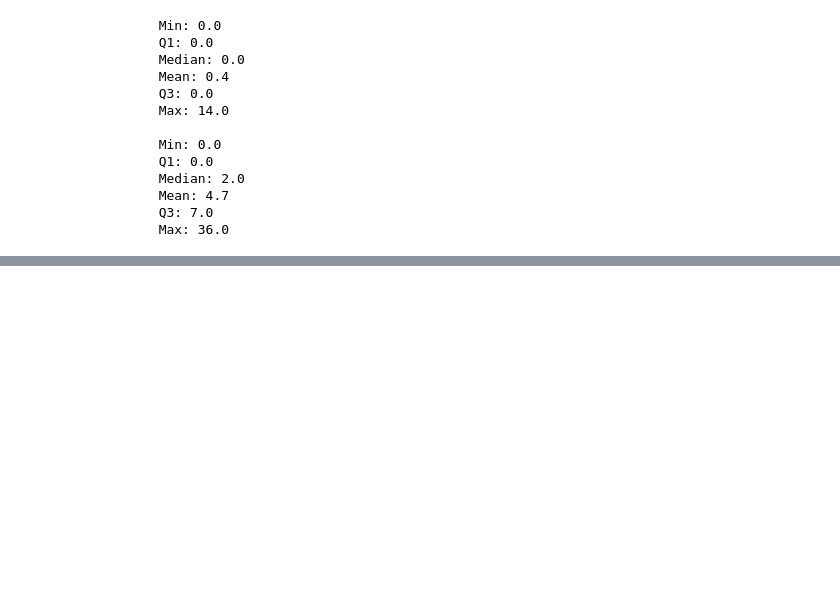
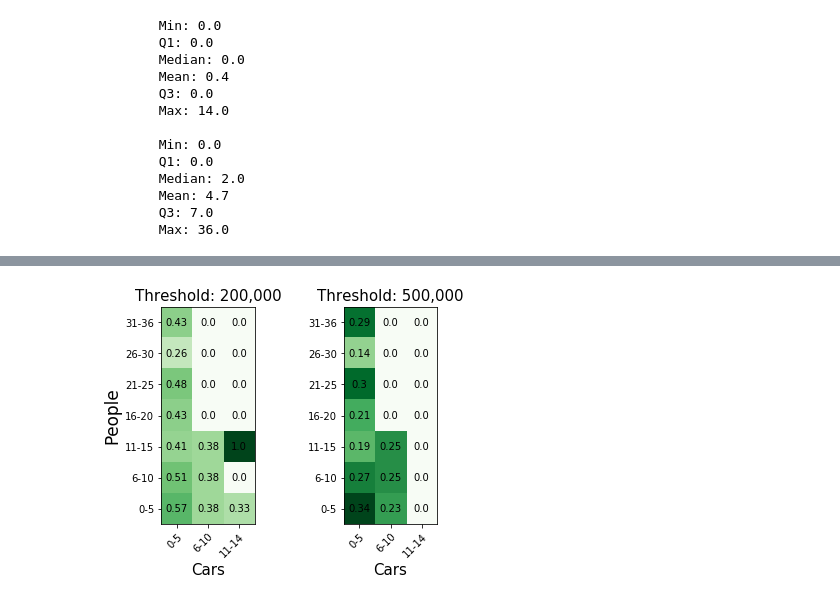
Before and after one commit to ivaroli/DataInTheWild, a Jupyter notebook: Analysis/Classifiers and Regression.ipynb, the cells around one changed output, grey strips where cells are left out. Saved outputs shown, nothing was run; the diff lists cells and outputs as text; code cells hidden in the pictures; blank space fills up the shorter version.

```diff
--- a/Analysis/Classifiers and Regression.ipynb
+++ b/Analysis/Classifiers and Regression.ipynb
@@ -206,3 +276,11 @@ AttributeError: 'AxesSubplot' object has no attribute 'xlabels'
+# %%
+value=[]
+obj=splitter(objects)
+for o in obj:
+    if len(o)==0:
+        value.append(o["Wealthy"].sum())
+    else:
+        value.append(o["Wealthy"].sum()/len(o))
 # %%
 plt.scatter(XX,[0]*len(XX),c=wealthy)
 plt.show()
@@ -233,0 +421,82 @@ summ(objects["NumCars"])
+# %%
+objects3=pd.DataFrame(list(zip(objects["NumCars"],objects["NumPeople"],wealthy2)))
+objects3.columns =['NumCars', 'NumPeople', 'Wealthy']
+# %%
+value2=[]
+obj=splitter(objects3)
+for o in obj:
+    if len(o)==0:
+        value2.append(o["Wealthy"].sum())
+    else:
+        value2.append(o["Wealthy"].sum()/len(o))
+# %%
+People = ["0-5", "6-10", "11-15", "16-20", "21-25", "26-30", "31-36"]
+People.reverse()
+Cars = ["0-5", "6-10", "11-14"]
+
+vlue = []
+for i in range(7):
+    v=[]
+    for j in range(3):
+        v.append(round(value2[i*3+j],2))
+    vlue.append(v)
+vlue.reverse()
+vlue = np.array(vlue,dtype=np.float)
+
+fig, (ax1, ax2) = plt.subplots(1,2)
+im = ax1.imshow(vlue,cmap="Greens")
+# Show all ticks and label them with the respective list entries
+ax1.set_xticks(np.arange(len(Cars)))
+ax1.set_yticks(np.arange(len(People)))
+
+ax1.set_xticklabels(Cars)
+ax1.set_yticklabels(People)
+ax1.set_xlabel("Cars", size=15)
+ax1.set_ylabel("People", size=17)
+
+# Rotate the tick labels and set their alignment.
+plt.setp(ax1.get_xticklabels(), rotation=45, ha="right",
+         rotation_mode="anchor")
+
+# Loop over data dimensions and create text annotations.
+for i in range(len(People)):
+    for j in range(len(Cars)):
+        text = ax1.text(j, i, vlue[i, j],
+                       ha="center", va="center", color="black")
+
+ax1.set_title("Threshold: 200,000", size=15)
+
+vlue = []
+for i in range(7):
+    v=[]
+    for j in range(3):
+        v.append(round(value[i*3+j],2))
+    vlue.append(v)
+vlue.reverse()
+vlue = np.array(vlue,dtype=np.float)
+
+#fig, ax = plt.subplots()
+im = ax2.imshow(vlue,cmap="Greens")
+
+# Show all ticks and label them with the respective list entries
+ax2.set_xticks(np.arange(len(Cars)))
+ax2.set_yticks(np.arange(len(People)))
+
+ax2.set_xticklabels(Cars)
+ax2.set_yticklabels(People)
+ax2.set_xlabel("Cars", size=15)
+
+# Rotate the tick labels and set their alignment.
+plt.setp(ax2.get_xticklabels(), rotation=45, ha="right",
+         rotation_mode="anchor")
+
+# Loop over data dimensions and create text annotations.
+for i in range(len(People)):
+    for j in range(len(Cars)):
+        text = ax2.text(j, i, vlue[i, j],
+                       ha="center", va="center", color="black")
+
+ax2.set_title("Threshold: 500,000", size=15)
+plt.show()
+# %% [output]
+[figure, added]
```
Also changed, not shown: parts of 23 cells of this notebook.
